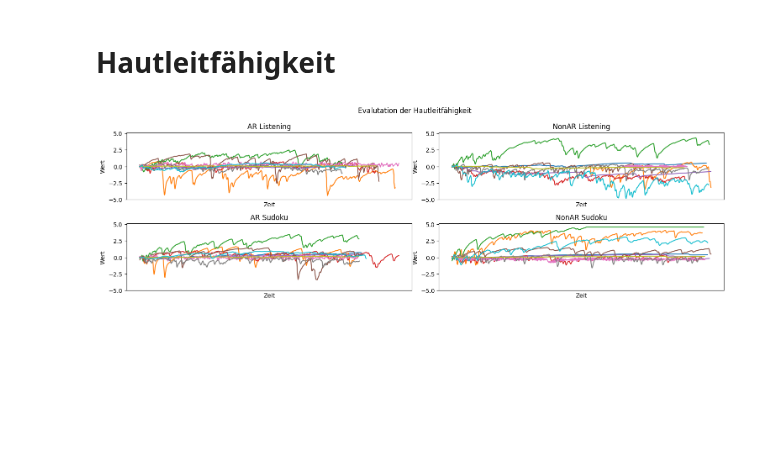
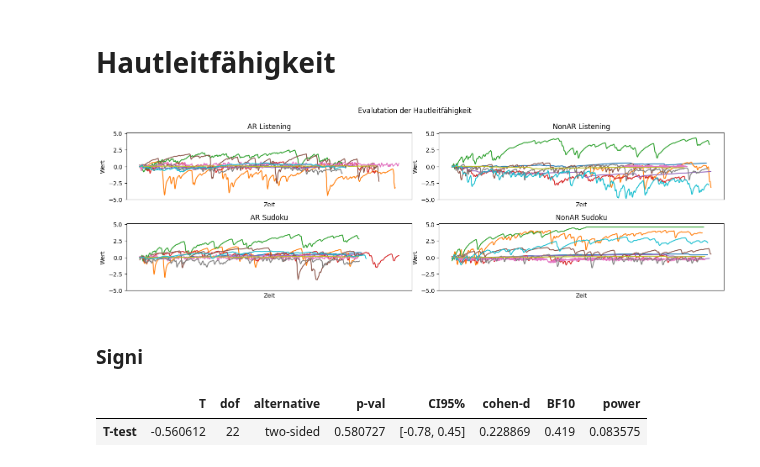
Before and after one commit to BrunoBerger/Zen-Office, a Jupyter notebook: Auswertung/plots.ipynb, the cells around one changed output. Saved outputs shown, nothing was run; the diff lists cells and outputs as text; code cells hidden in the pictures; blank space fills up the shorter version.

```diff
--- a/Auswertung/plots.ipynb
+++ b/Auswertung/plots.ipynb
@@ -385,3 +393,10 @@ plt.tight_layout()
 plt.show()
 # %% [output]
 [figure]
+# %% [markdown]
+### Signi
+# %%
+pg.ttest(df["SS01_01"], df["SS03_01"])
+# %% [output]
+|  | T | dof | alternative | p-val | CI95% | cohen-d | BF10 | power |
+| T-test | -0.560612 | 22 | two-sided | 0.580727 | [-0.78, 0.45] | 0.228869 | 0.419 | 0.083575 |
```
Also changed, not shown: parts of 3 cells of this notebook.
